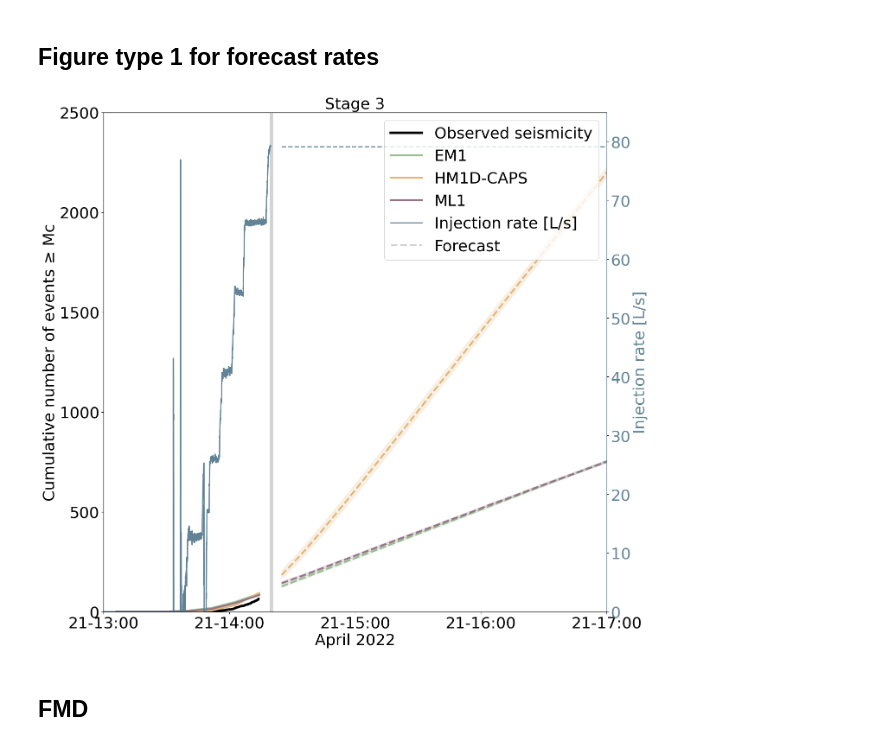
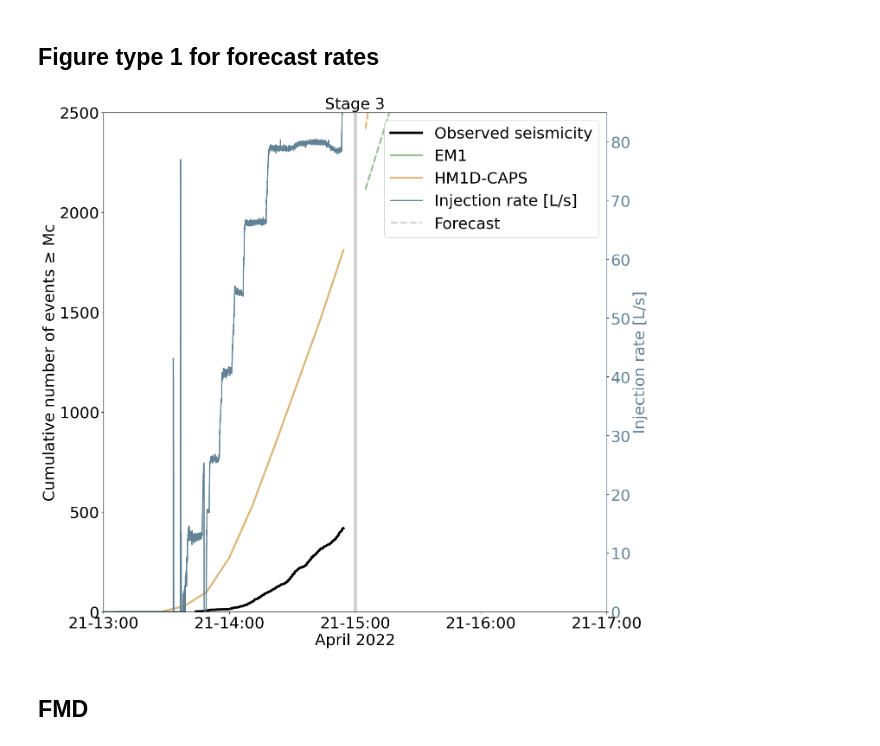
Before and after one commit to swiss-seismological-service/hermes-client, a Jupyter notebook: example.ipynb, the cells around one changed output. Saved outputs shown, nothing was run; the diff lists cells and outputs as text; code cells hidden in the pictures.

```diff
--- a/example.ipynb
+++ b/example.ipynb
@@ -110,6 +110,6 @@ fs_client.forecasts
  Forecast(COMPLETED, 2022-04-21 17:00:00, 2022-04-21 18:00:00)]
 # %%
 # Get the forecast of the series by start time
-forecast = fs_client.get_forecast_by_time(target_forecast_start_time)
-forecast._metadata
+forecast = fs_client.get_forecast_by_time(target_forecast_start_time, method='nearest')
+forecast.metadata
 # %% [output]
@@ -145,4 +125,8 @@ ForecastInfo(
 # %%
-# rates_em1_constant = forecast.get_results('em1', 'constant')
-forecast.modelruns[0].metadata
+# request dev version of seismostats for now
+rates_em1_constant = forecast.get_results('em1', 'constant')
+rates_em1_constant = ForecastGRRateGrid.concat(rates_em1_constant)
+rates_em1_double = forecast.get_results('em1', 'double')
+rates_em1_double = ForecastGRRateGrid.concat(rates_em1_double)
+rates_em1_constant
 # %% [output]
@@ -169,7 +147,7 @@ ML1 rates: 53
 # %% [markdown]
 # Fetch seismisity observation of the forecast
 # %%
-observed_seismicity = fs_client.get_forecast_seismicity(forecast_oid)
+observed_seismicity = forecast.seismicityobservation
 observed_seismicity
 # %% [output]
 |  | event_type | time | latitude | longitude | depth | magnitude | magnitude_type | magnitude_mag |
@@ -275,0 +225,5 @@ def get_rates_statistics(forecasts: list):
+# %%
+stats = {'std': 'std'}
+em1_rates = rates_em1_constant.calculate_statistics('median', stats)
+hm1d_rates = rates_em1_double.calculate_statistics('median', stats)
+em1_rates.tail()
@@ -281,12 +242,8 @@ fig, ax1 = plt.subplots(figsize=(15, 15))
 ax2 = ax1.twinx()
 fontsize = 26
 
-em1_rates = get_rates_statistics(rates_em1)
 em1_rates['cumulative_number_events'] = em1_rates['number_events'].cumsum()
-hm1d_rates = get_rates_statistics(rates_hm1d)
 hm1d_rates['cumulative_number_events'] = hm1d_rates['number_events'].cumsum()
-ml1_rates = get_rates_statistics(rates_ml1)
-ml1_rates['cumulative_number_events'] = ml1_rates['number_events'].cumsum()
 target_forecast_start_time_dt = pd.to_datetime(target_forecast_start_time)
 
 
@@ -308,9 +265,7 @@ ax1.plot(em1_rates.index[em1_rates.index < target_forecast_start_time_dt],
 ax1.plot(hm1d_rates.index[hm1d_rates.index < target_forecast_start_time_dt],
          hm1d_rates['cumulative_number_events'][hm1d_rates.index < target_forecast_start_time_dt],
          color=colour_hm1d, linestyle='solid', linewidth=3, label='HM1D-CAPS')
-ax1.plot(ml1_rates.index[ml1_rates.index < target_forecast_start_time_dt],
-         ml1_rates['cumulative_number_events'][ml1_rates.index < target_forecast_start_time_dt],
-         color=colour_ml1, linestyle='solid', linewidth=3, label='ML1')
+
 # plot the number of events for each model after the forecast start time as a dashed line
 ax1.plot(em1_rates.index[em1_rates.index >= target_forecast_start_time_dt],
          em1_rates['cumulative_number_events'][em1_rates.index >= target_forecast_start_time_dt],
@@ -318,67 +273,61 @@ ax1.plot(em1_rates.index[em1_rates.index >= target_forecast_start_time_dt],
 ax1.plot(hm1d_rates.index[hm1d_rates.index >= target_forecast_start_time_dt],
          hm1d_rates['cumulative_number_events'][hm1d_rates.index >= target_forecast_start_time_dt],
          color=colour_hm1d, linestyle='dashed', linewidth=3)
-ax1.plot(ml1_rates.index[ml1_rates.index >= target_forecast_start_time_dt],
-         ml1_rates['cumulative_number_events'][ml1_rates.index >= target_forecast_start_time_dt],
-         color=colour_ml1, linestyle='dashed', linewidth=3)
+
 # add uncertainty bands for the number of events for each model after the forecast start time
 ax1.fill_between(em1_rates.index[em1_rates.index >= target_forecast_start_time_dt],
-                 em1_rates['cumulative_number_events'][em1_rates.index >= target_forecast_start_time_dt] - em1_rates['numberevents_std'][em1_rates.index >= target_forecast_start_time_dt],
-                 em1_rates['cumulative_number_events'][em1_rates.index >= target_forecast_start_time_dt] + em1_rates['numberevents_std'][em1_rates.index >= target_forecast_start_time_dt],
+                 em1_rates['cumulative_number_events'][em1_rates.index >= target_forecast_start_time_dt] - em1_rates['number_events_std'][em1_rates.index >= target_forecast_start_time_dt],
+                 em1_rates['cumulative_number_events'][em1_rates.index >= target_forecast_start_time_dt] + em1_rates['number_events_std'][em1_rates.index >= target_forecast_start_time_dt],
                  color=colour_em1, alpha=0.2)
 ax1.fill_between(hm1d_rates.index[hm1d_rates.index >= target_forecast_start_time_dt],
-                    hm1d_rates['cumulative_number_events'][hm1d_rates.index >= target_forecast_start_time_dt] - hm1d_rates['numberevents_std'][hm1d_rates.index >= target_forecast_start_time_dt],
-                    hm1d_rates['cumulative_number_events'][hm1d_rates.index >= target_forecast_start_time_dt] + hm1d_rates['numberevents_std'][hm1d_rates.index >= target_forecast_start_time_dt],
+                    hm1d_rates['cumulative_number_events'][hm1d_rates.index >= target_forecast_start_time_dt] - hm1d_rates['number_events_std'][hm1d_rates.index >= target_forecast_start_time_dt],
+                    hm1d_rates['cumulative_number_events'][hm1d_rates.index >= target_forecast_start_time_dt] + hm1d_rates['number_events_std'][hm1d_rates.index >= target_forecast_start_time_dt],
                     color=colour_hm1d, alpha=0.2)
-ax1.fill_between(ml1_rates.index[ml1_rates.index >= target_forecast_start_time_dt],
-                    ml1_rates['cumulative_number_events'][ml1_rates.index >= target_forecast_start_time_dt] - ml1_rates['numberevents_std'][ml1_rates.index >= target_forecast_start_time_dt],
-                    ml1_rates['cumulative_number_events'][ml1_rates.index >= target_forecast_start_time_dt] + ml1_rates['numberevents_std'][ml1_rates.index >= target_forecast_start_time_dt],
-                    color=colour_ml1, alpha=0.2)
 
 # plot the hydraulic data on the right y-axis
-ax2.plot(hydraulic_df.index, hydraulic_df['topflow']*1000, color=colour_injection,
+ax2.plot(observed_injection.index, observed_injection['topflow']*1000, color=colour_injection,
          label='Injection rate [L/s]', linewidth=2)
 # colour label ax2
 ax2.spines['right'].set_color(colour_injection)
 ax2.yaxis.label.set_color(colour_injection)
-# plot forecasted hydraulic data on the right y-axis (dashed line) using the last value of hydraulic_df for topflow and em1_rates.index >= target_forecast_start_time_dt
+# plot forecasted hydraulic data on the right y-axis (dashed line) using the last value of observed_injection for topflow and em1_rates.index >= target_forecast_start_time_dt
 ax2.plot(em1_rates.index[em1_rates.index >= target_forecast_start_time_dt],
          np.full(len(em1_rates.index[em1_rates.index >= target_forecast_start_time_dt]),
-                 hydraulic_df['topflow'].iloc[-1]*1000),
+                 observed_injection['topflow'].iloc[-1]*1000),
          color=colour_injection, linestyle='dashed', linewidth=2)
 ax2.tick_params(axis='y', labelcolor=colour_injection,labelsize=fontsize)
 # add thick vertical grey line at the time of the forecast start
 ax1.axvline(pd.to_datetime(target_forecast_start_time), color='lightgrey', linewidth=5)
 # add invisible grey dashed line for the legend
 ax2.axvline(pd.to_datetime(target_forecast_start_time), color='lightgrey', linestyle='dashed', linewidth=3, label='Forecast')
 # change fontsize of the x-axis and y-axis labels
 
 ax1.set_xlabel(monthyear, fontsize=fontsize)
 ax1.set_ylabel('Cumulative number of events ≥ Mc', fontsize=fontsize)
 ax2.set_ylabel('Injection rate [L/s]', fontsize=fontsize)
 ax1.tick_params(axis='x', labelsize=fontsize)
 ax1.tick_params(axis='y', labelsize=fontsize)
 ax2.tick_params(axis='y', labelsize=fontsize)
 
  # format the x-axis ticks
 ax1.xaxis.set_major_formatter(plt.matplotlib.dates.DateFormatter('%d-%H:%M'))
 # ticks every hour
 ax1.xaxis.set_major_locator(plt.matplotlib.dates.HourLocator(interval=1))
 # limits for the x-axis
 ax1.set_xlim([pd.to_datetime(starttime_stage), pd.to_datetime(endtime_stage)-pd.Timedelta(hours=3)])
 # legend
 fig.legend(loc='upper right', bbox_to_anchor=(1, 1), bbox_transform=ax1.transAxes, ncols=1, fontsize=fontsize)
 
 # left y-axis as log
 #ax1.set_yscale('log')
 ax1.set_ylim([0, 2500])
 ax2.set_ylim([0, 85])
 
 # title 'Stage 3'
 ax1.set_title('Stage 3', fontsize=fontsize)
 fig.show()
 # %% [output]
-[figure, old version]
+[figure, new version]
 # %% [markdown]
 ## FMD
 # %%
```
Also changed, not shown: parts of 14 cells of this notebook, 5 other files.
